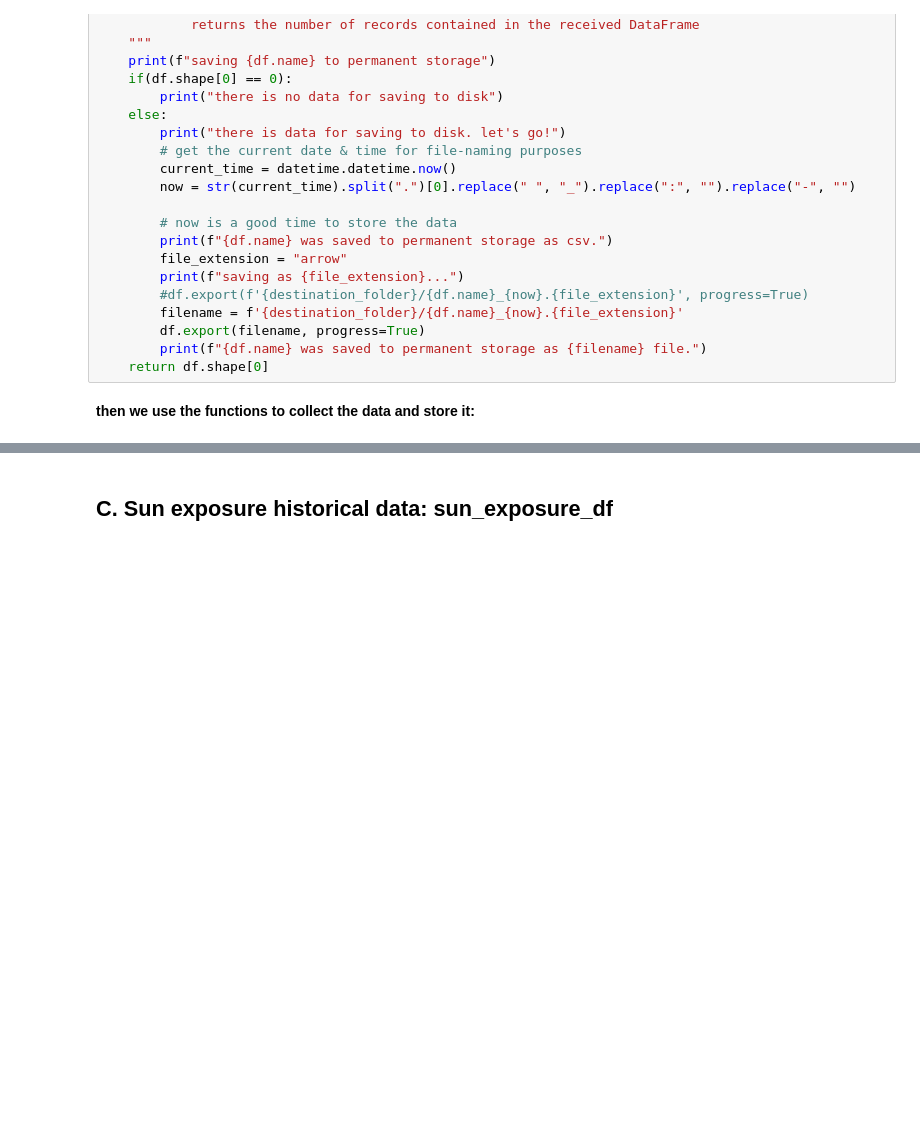
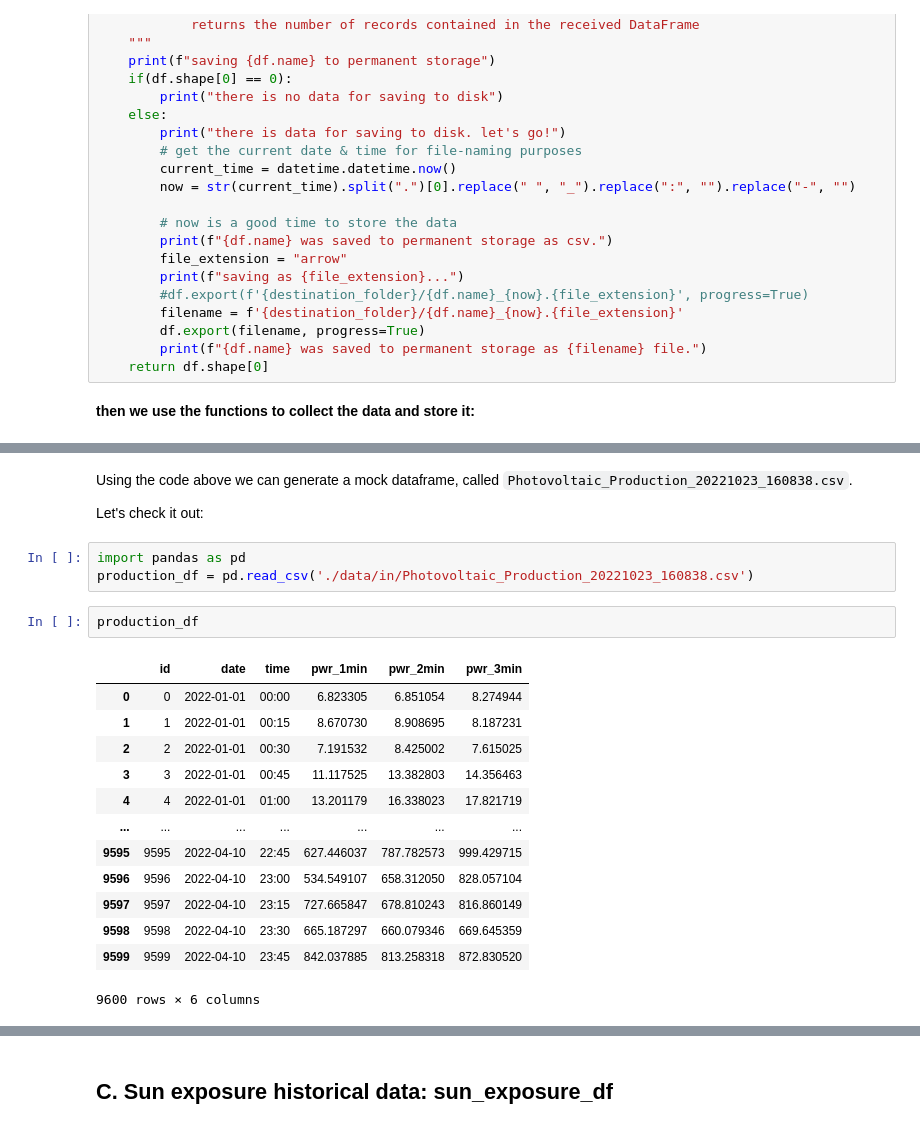
Before and after one commit to hugobertini-ds/photovoltaicperformance, a Jupyter notebook: PhotovoltaicPerformance_v01.ipynb, the cells around one changed output, grey strips where cells are left out. Drawn from its saved outputs; the diff is of its cells as text; blank space fills up the shorter version.

Commit message:
added content on the handling of photovoltaic production data from mock origin

```diff
--- a/PhotovoltaicPerformance_v01.ipynb
+++ b/PhotovoltaicPerformance_v01.ipynb
@@ -526,0 +925,23 @@ consumption_df.describe()
+# %% [markdown]
+Using the code above we can generate a mock dataframe, called `Photovoltaic_Production_20221023_160838.csv`.
+
+Let's check it out:
+# %%
+import pandas as pd
+production_df = pd.read_csv('./data/in/Photovoltaic_Production_20221023_160838.csv')
+# %%
+production_df
+# %% [output]
+|  | id | date | time | pwr_1min | pwr_2min | pwr_3min |
+| 0 | 0 | 2022-01-01 | 00:00 | 6.823305 | 6.851054 | 8.274944 |
+| 1 | 1 | 2022-01-01 | 00:15 | 8.670730 | 8.908695 | 8.187231 |
+| 2 | 2 | 2022-01-01 | 00:30 | 7.191532 | 8.425002 | 7.615025 |
+| 3 | 3 | 2022-01-01 | 00:45 | 11.117525 | 13.382803 | 14.356463 |
+| 4 | 4 | 2022-01-01 | 01:00 | 13.201179 | 16.338023 | 17.821719 |
+| ... | ... | ... | ... | ... | ... | ... |
+| 9595 | 9595 | 2022-04-10 | 22:45 | 627.446037 | 787.782573 | 999.429715 |
+| 9596 | 9596 | 2022-04-10 | 23:00 | 534.549107 | 658.312050 | 828.057104 |
+| 9597 | 9597 | 2022-04-10 | 23:15 | 727.665847 | 678.810243 | 816.860149 |
+| 9598 | 9598 | 2022-04-10 | 23:30 | 665.187297 | 660.079346 | 669.645359 |
+| 9599 | 9599 | 2022-04-10 | 23:45 | 842.037885 | 813.258318 | 872.830520 |
+9600 rows × 6 columns
```
Also changed, not shown: parts of 11 cells of this notebook, 1 other file.
